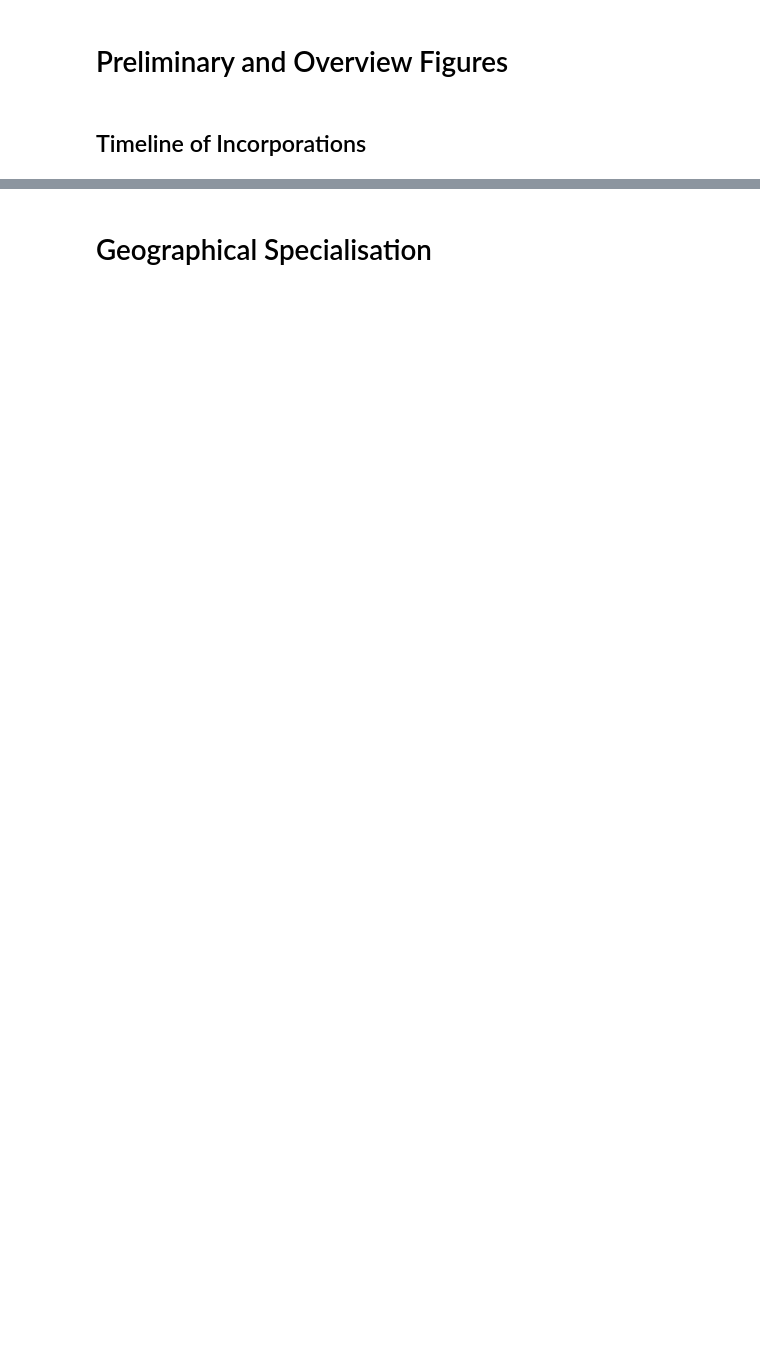
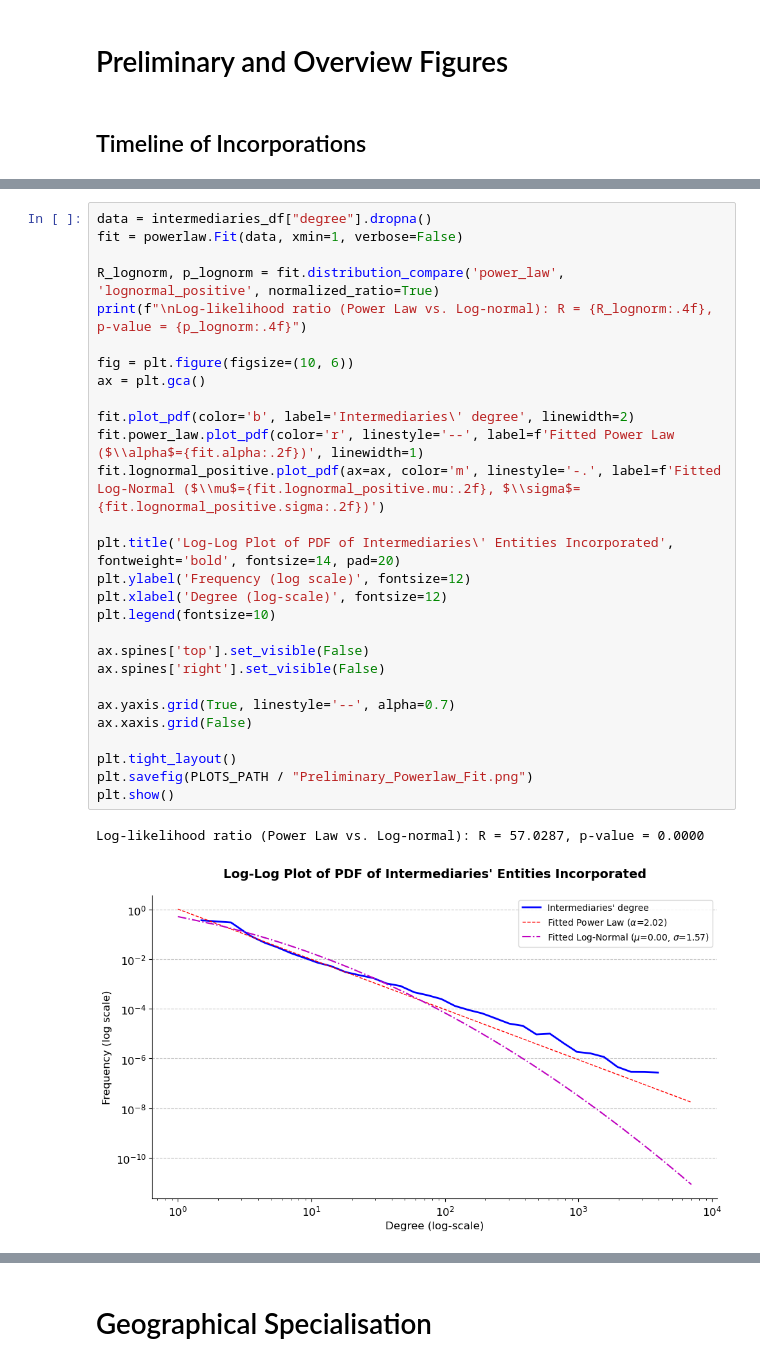
Before and after one commit to OscarAdserballe/intermediaries-in-the-offshore-world, a Jupyter notebook: propositions.ipynb, the cells around one changed output, grey strips where cells are left out. Drawn from its saved outputs; the diff is of its cells as text; blank space fills up the shorter version.

```diff
--- a/propositions.ipynb
+++ b/propositions.ipynb
@@ -1525,0 +1294,31 @@ Power law is significantly better fit than lognormal
+# %%
+data = intermediaries_df["degree"].dropna()
+fit = powerlaw.Fit(data, xmin=1, verbose=False)
+
+R_lognorm, p_lognorm = fit.distribution_compare('power_law', 'lognormal_positive', normalized_ratio=True)
+print(f"\nLog-likelihood ratio (Power Law vs. Log-normal): R = {R_lognorm:.4f}, p-value = {p_lognorm:.4f}")
+
+fig = plt.figure(figsize=(10, 6))
+ax = plt.gca()
+
+fit.plot_pdf(color='b', label='Intermediaries\' degree', linewidth=2)
+fit.power_law.plot_pdf(color='r', linestyle='--', label=f'Fitted Power Law ($\\alpha$={fit.alpha:.2f})', linewidth=1)
+fit.lognormal_positive.plot_pdf(ax=ax, color='m', linestyle='-.', label=f'Fitted Log-Normal ($\\mu$={fit.lognormal_positive.mu:.2f}, $\\sigma$={fit.lognormal_positive.sigma:.2f})')
+
+plt.title('Log-Log Plot of PDF of Intermediaries\' Entities Incorporated', fontweight='bold', fontsize=14, pad=20)
+plt.ylabel('Frequency (log scale)', fontsize=12)
+plt.xlabel('Degree (log-scale)', fontsize=12)
+plt.legend(fontsize=10)
+
+ax.spines['top'].set_visible(False)
+ax.spines['right'].set_visible(False)
+
+ax.yaxis.grid(True, linestyle='--', alpha=0.7)
+ax.xaxis.grid(False)
+
+plt.tight_layout()
+plt.savefig(PLOTS_PATH / "Preliminary_Powerlaw_Fit.png")
+plt.show()
+# %% [output]
+Log-likelihood ratio (Power Law vs. Log-normal): R = 57.0287, p-value = 0.0000
+[figure, added]
```
Also changed, not shown: parts of 45 cells of this notebook, 52 other files.
